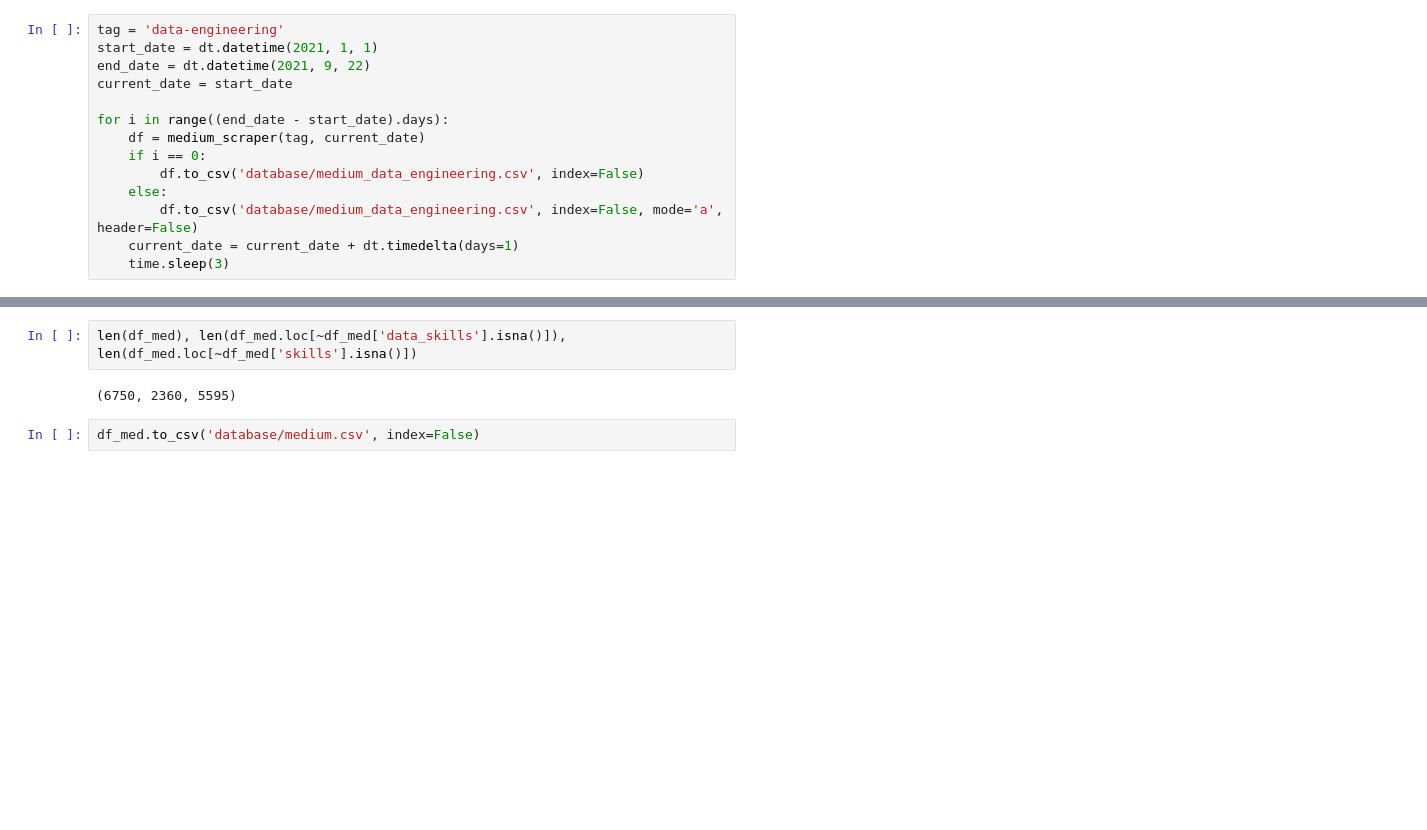
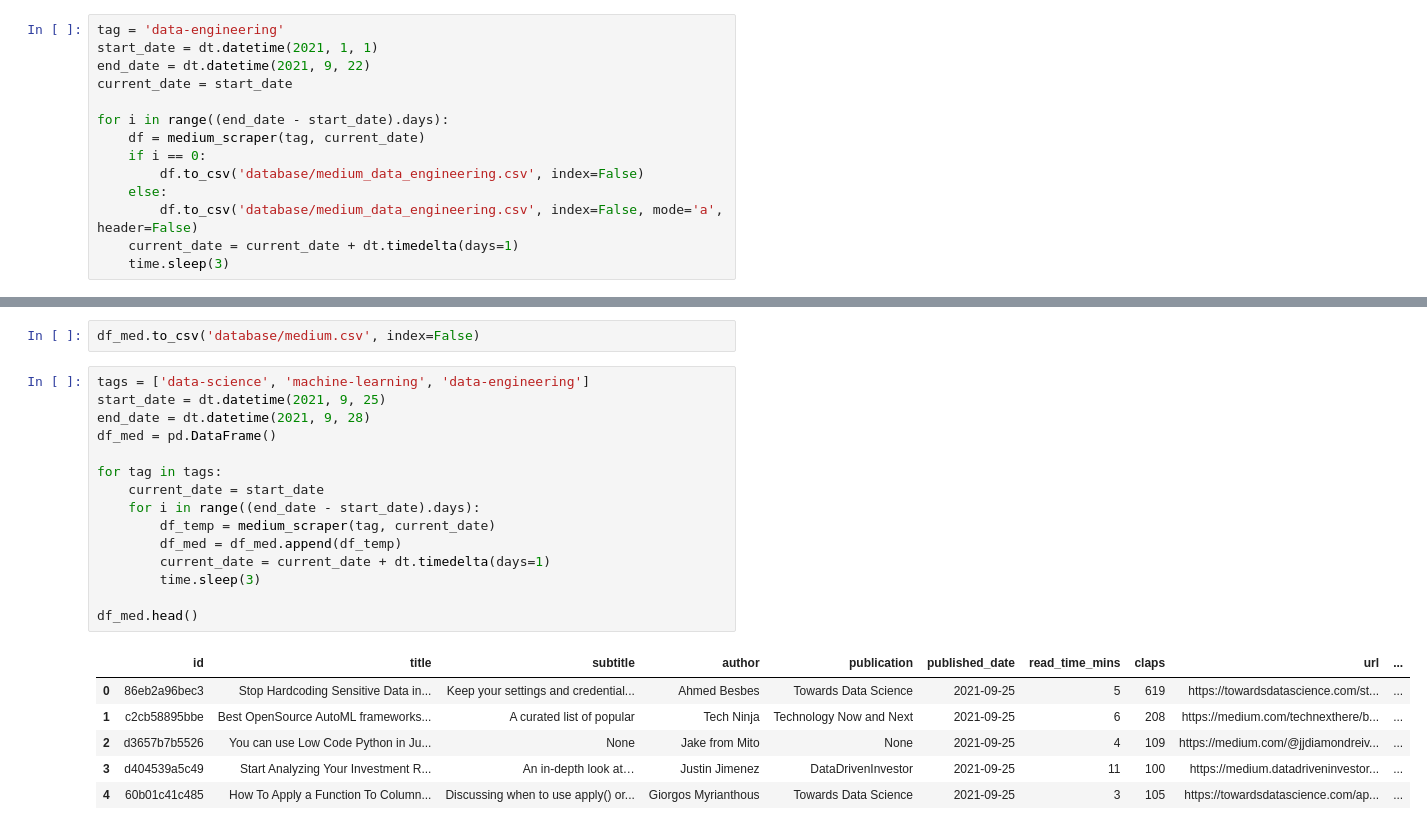
Before and after one commit to archonixm/python-web-scraper, a Jupyter notebook: Pipeline.ipynb, the cells around one changed output, grey strips where cells are left out. Drawn from its saved outputs; the diff is of its cells as text; blank space fills up the shorter version.

```diff
--- a/Pipeline.ipynb
+++ b/Pipeline.ipynb
@@ -448,6 +434,24 @@ df_med.head()
-# %%
-len(df_med), len(df_med.loc[~df_med['data_skills'].isna()]), len(df_med.loc[~df_med['skills'].isna()])
-# %% [output]
-(6750, 2360, 5595)
 # %%
 df_med.to_csv('database/medium.csv', index=False)
+# %%
+tags = ['data-science', 'machine-learning', 'data-engineering']
+start_date = dt.datetime(2021, 9, 25)
+end_date = dt.datetime(2021, 9, 28)
+df_med = pd.DataFrame()
+
+for tag in tags:
+    current_date = start_date
+    for i in range((end_date - start_date).days):
+        df_temp = medium_scraper(tag, current_date)
+        df_med = df_med.append(df_temp)
+        current_date = current_date + dt.timedelta(days=1)
+        time.sleep(3)
+
+df_med.head()
+# %% [output]
+|  | id | title | subtitle | author | publication | published_date | read_time_mins | claps | url | ... |
+| 0 | 86eb2a96bec3 | Stop Hardcoding Sensitive Data in... | Keep your settings and credential... | Ahmed Besbes | Towards Data Science | 2021-09-25 | 5 | 619 | https://towardsdatascience.com/st... | ... |
+| 1 | c2cb58895bbe | Best OpenSource AutoML frameworks... | A curated list of popular | Tech Ninja | Technology Now and Next | 2021-09-25 | 6 | 208 | https://medium.com/technexthere/b... | ... |
+| 2 | d3657b7b5526 | You can use Low Code Python in Ju... | None | Jake from Mito | None | 2021-09-25 | 4 | 109 | https://medium.com/@jjdiamondreiv... | ... |
+| 3 | d404539a5c49 | Start Analyzing Your Investment R... | An in-depth look at… | Justin Jimenez | DataDrivenInvestor | 2021-09-25 | 11 | 100 | https://medium.datadriveninvestor... | ... |
+| 4 | 60b01c41c485 | How To Apply a Function To Column... | Discussing when to use apply() or... | Giorgos Myrianthous | Towards Data Science | 2021-09-25 | 3 | 105 | https://towardsdatascience.com/ap... | ... |
```
Also changed, not shown: parts of 10 cells of this notebook, 3 other files.
